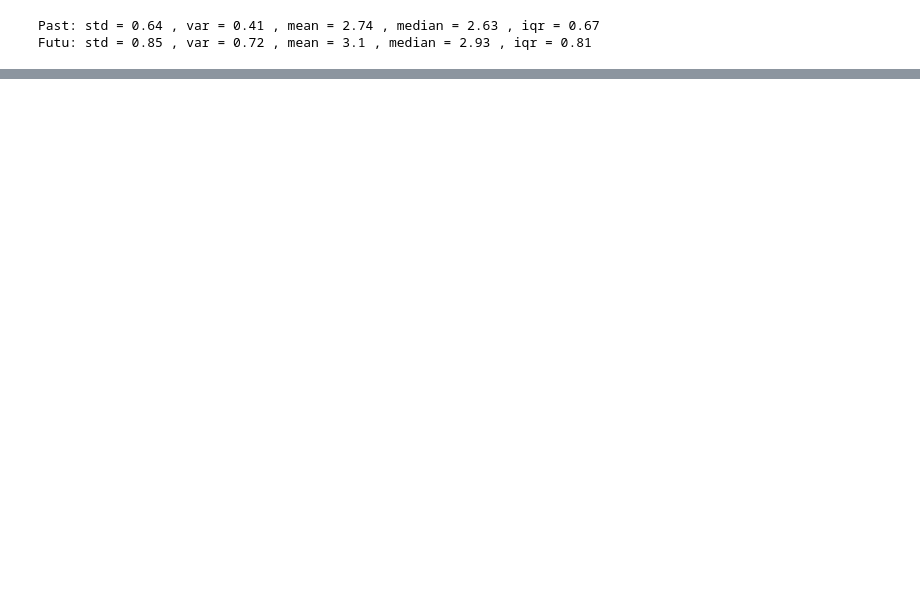
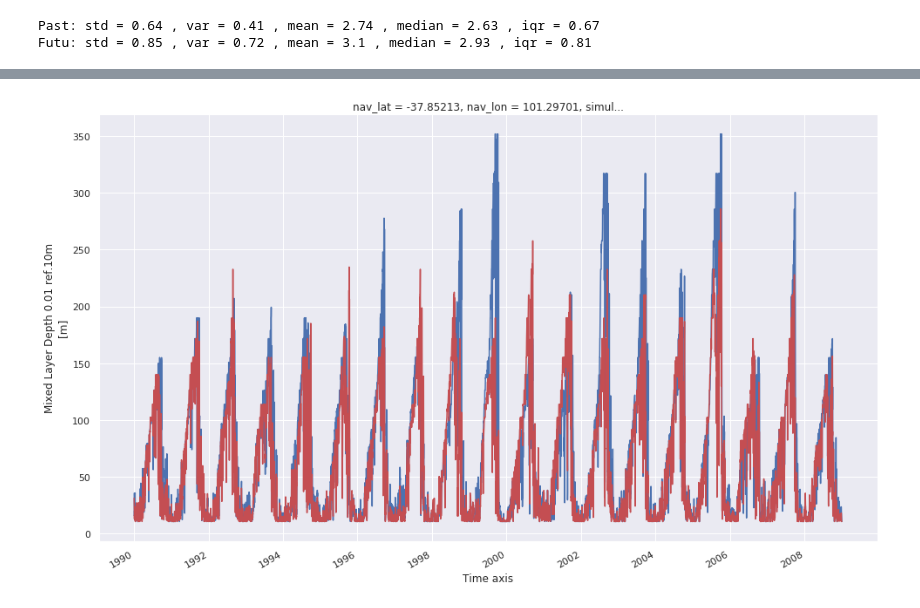
Before and after one commit to ritwik1111/MHW, a Jupyter notebook: Projects/sstPlots/MHW_Statistics.ipynb, the cells around one changed output, grey strips where cells are left out. Saved outputs shown, nothing was run; the diff lists cells and outputs as text; code cells hidden in the pictures; blank space fills up the shorter version.

```diff
--- a/Projects/sstPlots/MHW_Statistics.ipynb
+++ b/Projects/sstPlots/MHW_Statistics.ipynb
@@ -111,0 +131,13 @@ Futu: std = 0.85 , var = 0.72 , mean = 3.1 , median = 2.93 , iqr = 0.81
+# %%
+cfg = 'present_vs_future.ini'
+# mld = Mixed Layer Depth
+mld = now.io.open_nemo_griddata_from_zarr(cfg, grid='T')['mldr10_1']
+# %%
+mld_past = mld.sel(simulation = 'Present').chunk({'time_counter' : t_chunk, 'x' : x_chunk, 'y' : y_chunk})
+mld_fut = mld.sel(simulation = 'Future').chunk({'time_counter' : t_chunk, 'x' : x_chunk, 'y' : y_chunk})
+# %%
+xind, yind = (50,50)
+mld_past.isel(x = xind, y= yind).plot()
+mld_fut.isel(x = yind, y= yind).plot(color = 'r');
+# %% [output]
+[figure, added]
```
Also changed, not shown: parts of 21 cells of this notebook, 2 other files.
